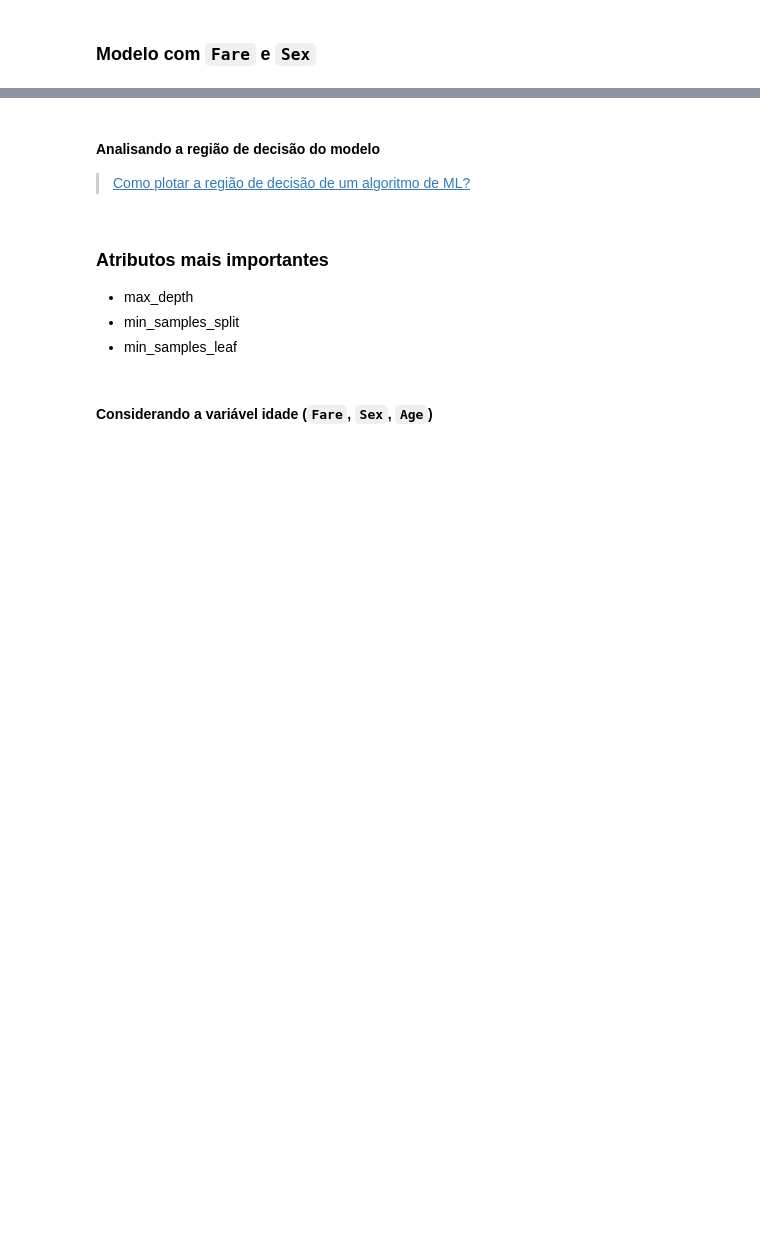
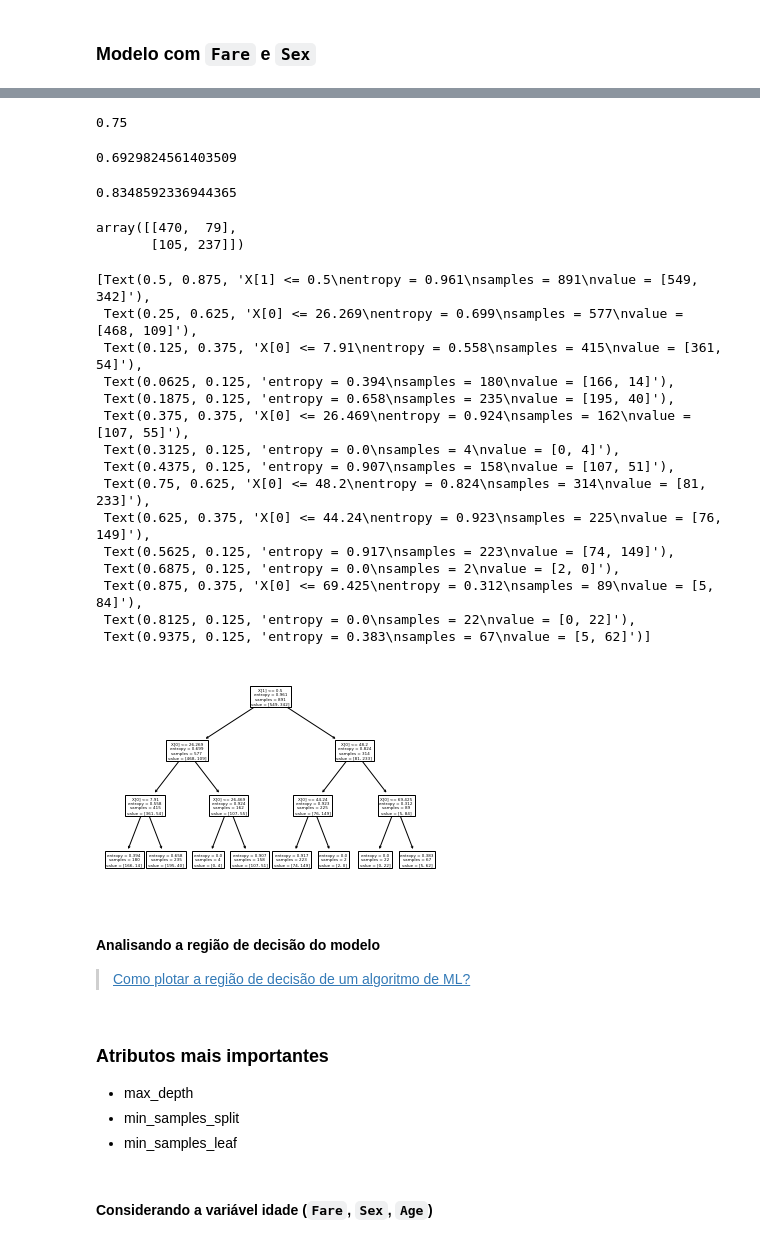
Before and after one commit to walisson-silva-ada/827-data-science, a Jupyter notebook: 04. Árvores de Decisão/04. Árvores de Decisão.ipynb, the cells around one changed output, grey strips where cells are left out. Drawn from its saved outputs; the diff is of its cells as text; code cells hidden in the pictures; blank space fills up the shorter version.

```diff
--- a/04. Árvores de Decisão/04. Árvores de Decisão.ipynb
+++ b/04. Árvores de Decisão/04. Árvores de Decisão.ipynb
@@ -405,2 +516,8 @@ O ganho de informação é calculado a partir dessa lógica. Se quando eu analis
 # %% [markdown]
 ### Modelo com `Fare` e `Sex`
+# %%
+X1 = df[['Fare', 'Sex']]
+# %%
+y1 = df['Survived']
+# %%
+tree1 = DecisionTreeClassifier(criterion='entropy', max_depth=3)
@@ -406,0 +549,12 @@ O ganho de informação é calculado a partir dessa lógica. Se quando eu analis
+# %%
+precision_score(y1, y_pred1)
+# %% [output]
+0.75
+# %%
+recall_score(y1, y_pred1)
+# %% [output]
+0.6929824561403509
+# %%
+roc_auc_score(y1, y_proba1)
+# %% [output]
+0.8348592336944365
@@ -407,3 +563,27 @@ O ganho de informação é calculado a partir dessa lógica. Se quando eu analis
+# %%
+confusion_matrix(y1, y_pred1)
+# %% [output]
+array([[470,  79],
+       [105, 237]])
+# %%
+plot_tree(tree1)
+# %% [output]
+[Text(0.5, 0.875, 'X[1] <= 0.5\nentropy = 0.961\nsamples = 891\nvalue = [549, 342]'),
+ Text(0.25, 0.625, 'X[0] <= 26.269\nentropy = 0.699\nsamples = 577\nvalue = [468, 109]'),
+ Text(0.125, 0.375, 'X[0] <= 7.91\nentropy = 0.558\nsamples = 415\nvalue = [361, 54]'),
+ Text(0.0625, 0.125, 'entropy = 0.394\nsamples = 180\nvalue = [166, 14]'),
+ Text(0.1875, 0.125, 'entropy = 0.658\nsamples = 235\nvalue = [195, 40]'),
+ Text(0.375, 0.375, 'X[0] <= 26.469\nentropy = 0.924\nsamples = 162\nvalue = [107, 55]'),
+ Text(0.3125, 0.125, 'entropy = 0.0\nsamples = 4\nvalue = [0, 4]'),
+ Text(0.4375, 0.125, 'entropy = 0.907\nsamples = 158\nvalue = [107, 51]'),
+ Text(0.75, 0.625, 'X[0] <= 48.2\nentropy = 0.824\nsamples = 314\nvalue = [81, 233]'),
+ Text(0.625, 0.375, 'X[0] <= 44.24\nentropy = 0.923\nsamples = 225\nvalue = [76, 149]'),
+ Text(0.5625, 0.125, 'entropy = 0.917\nsamples = 223\nvalue = [74, 149]'),
+ Text(0.6875, 0.125, 'entropy = 0.0\nsamples = 2\nvalue = [2, 0]'),
+ Text(0.875, 0.375, 'X[0] <= 69.425\nentropy = 0.312\nsamples = 89\nvalue = [5, 84]'),
+ Text(0.8125, 0.125, 'entropy = 0.0\nsamples = 22\nvalue = [0, 22]'),
+ Text(0.9375, 0.125, 'entropy = 0.383\nsamples = 67\nvalue = [5, 62]')]
+[figure, added]
 # %% [markdown]
 #### Analisando a região de decisão do modelo
 
```
Also changed, not shown: parts of 40 cells of this notebook.
